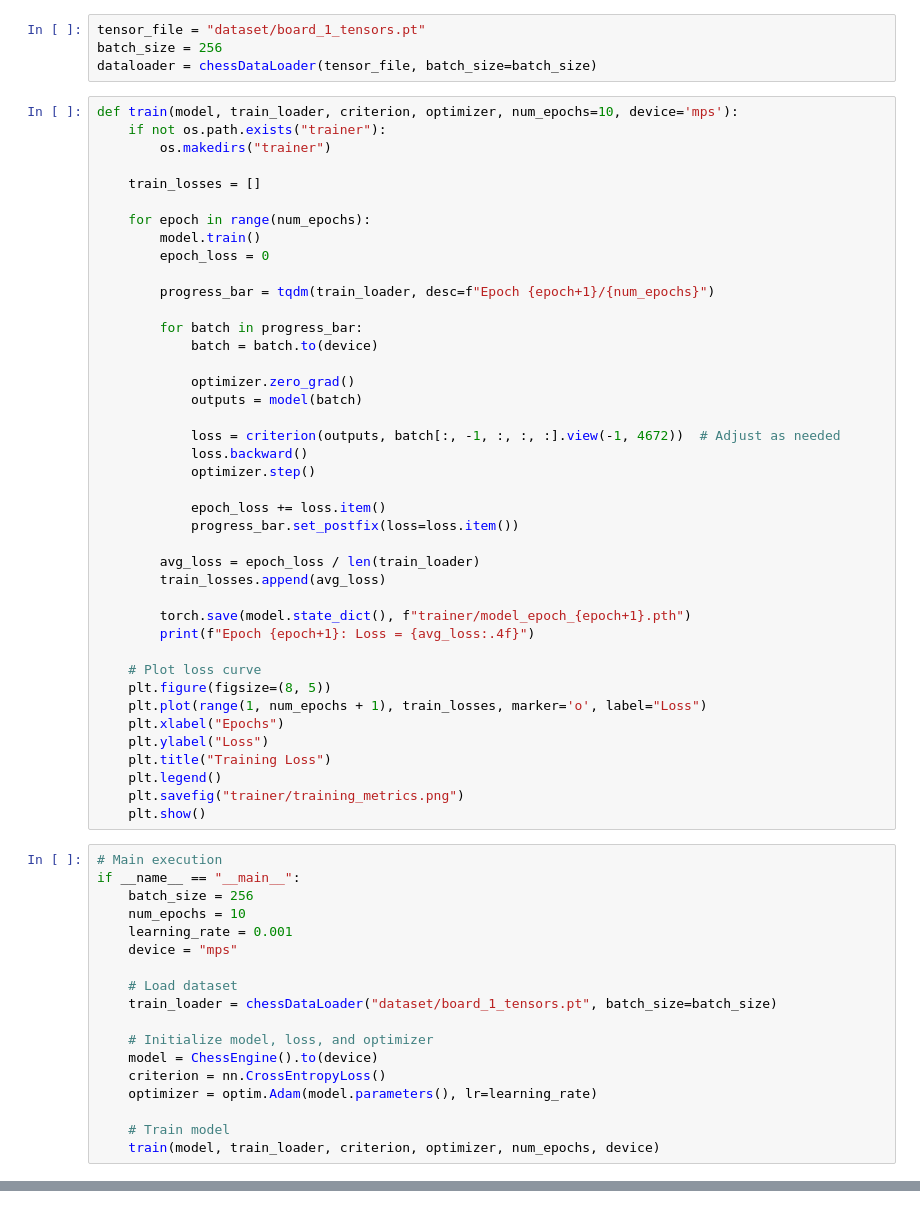
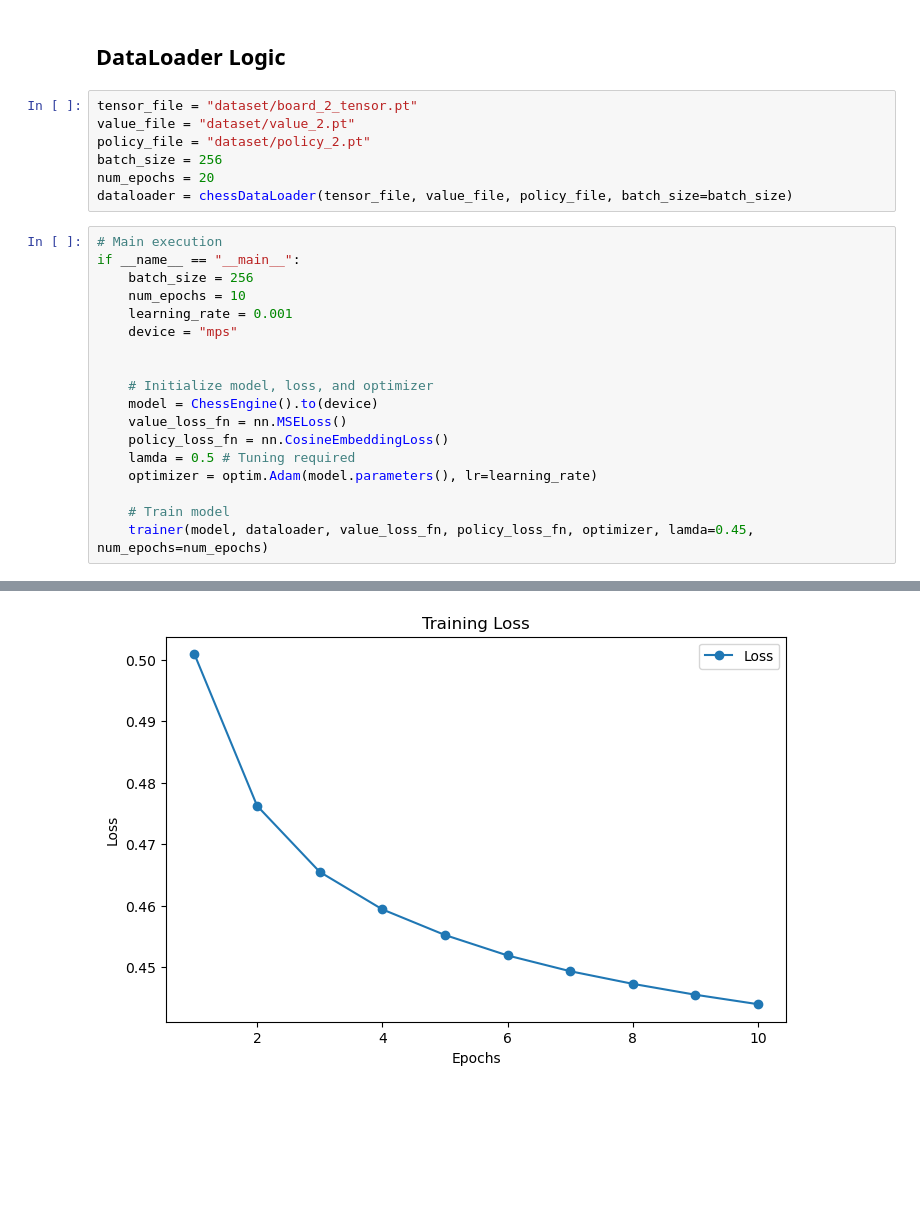
Before and after one commit to JimJam07/Chess-SARA, a Jupyter notebook: model-trainer.ipynb, the cells around one changed output, grey strips where cells are left out. Cells and saved outputs as stored; diff of their text form; blank space fills up the shorter version.

Commit message:
added model trainer

```diff
--- a/model-trainer.ipynb
+++ b/model-trainer.ipynb
@@ -13,48 +17,12 @@ from src.utils.data_preperation import chessDataLoader
+# %% [markdown]
+## DataLoader Logic
 # %%
-tensor_file = "dataset/board_1_tensors.pt"
+tensor_file = "dataset/board_2_tensor.pt"
+value_file = "dataset/value_2.pt"
+policy_file = "dataset/policy_2.pt"
 batch_size = 256
-dataloader = chessDataLoader(tensor_file, batch_size=batch_size)
+num_epochs = 20
+dataloader = chessDataLoader(tensor_file, value_file, policy_file, batch_size=batch_size)
-# %%
-def train(model, train_loader, criterion, optimizer, num_epochs=10, device='mps'):
-    if not os.path.exists("trainer"):
-        os.makedirs("trainer")
-
-    train_losses = []
-
-    for epoch in range(num_epochs):
-        model.train()
-        epoch_loss = 0
-
-        progress_bar = tqdm(train_loader, desc=f"Epoch {epoch+1}/{num_epochs}")
-
-        for batch in progress_bar:
-            batch = batch.to(device)
-
-            optimizer.zero_grad()
-            outputs = model(batch)
-
-            loss = criterion(outputs, batch[:, -1, :, :, :].view(-1, 4672))  # Adjust as needed
-            loss.backward()
-            optimizer.step()
-
-            epoch_loss += loss.item()
-            progress_bar.set_postfix(loss=loss.item())
-
-        avg_loss = epoch_loss / len(train_loader)
-        train_losses.append(avg_loss)
-
-        torch.save(model.state_dict(), f"trainer/model_epoch_{epoch+1}.pth")
-        print(f"Epoch {epoch+1}: Loss = {avg_loss:.4f}")
-
-    # Plot loss curve
-    plt.figure(figsize=(8, 5))
-    plt.plot(range(1, num_epochs + 1), train_losses, marker='o', label="Loss")
-    plt.xlabel("Epochs")
-    plt.ylabel("Loss")
-    plt.title("Training Loss")
-    plt.legend()
-    plt.savefig("trainer/training_metrics.png")
-    plt.show()
 # %%
 # Main execution
 if __name__ == "__main__":
@@ -63,14 +31,14 @@ if __name__ == "__main__":
     learning_rate = 0.001
     device = "mps"
 
-    # Load dataset
-    train_loader = chessDataLoader("dataset/board_1_tensors.pt", batch_size=batch_size)
 
     # Initialize model, loss, and optimizer
     model = ChessEngine().to(device)
-    criterion = nn.CrossEntropyLoss()
+    value_loss_fn = nn.MSELoss()
+    policy_loss_fn = nn.CosineEmbeddingLoss()
+    lamda = 0.5 # Tuning required
     optimizer = optim.Adam(model.parameters(), lr=learning_rate)
 
     # Train model
-    train(model, train_loader, criterion, optimizer, num_epochs, device)
+    trainer(model, dataloader, value_loss_fn, policy_loss_fn, optimizer, lamda=0.45, num_epochs=num_epochs)
 # %% [output]
@@ -77,0 +55 @@ RuntimeError: shape '[-1, 4672]' is invalid for input of size 311296
+[figure, added]
```
Also changed, not shown: parts of 4 cells of this notebook, 5 other files.
